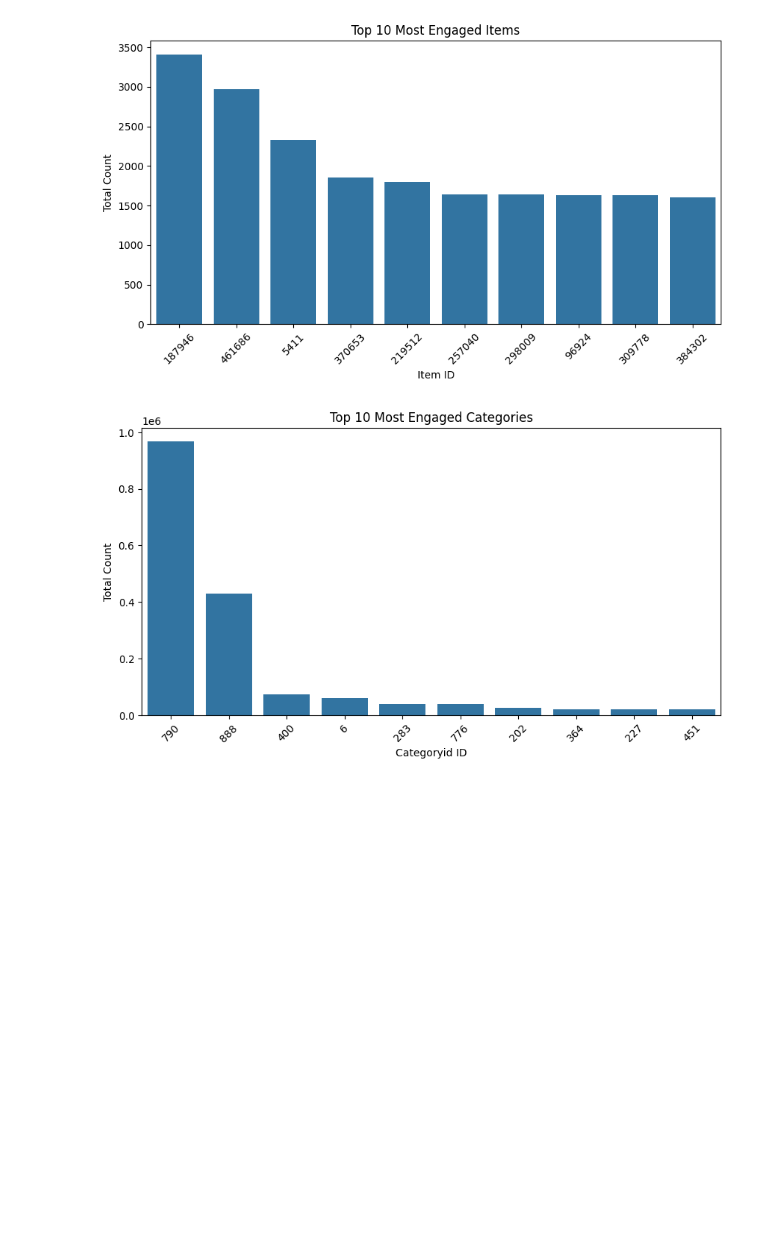
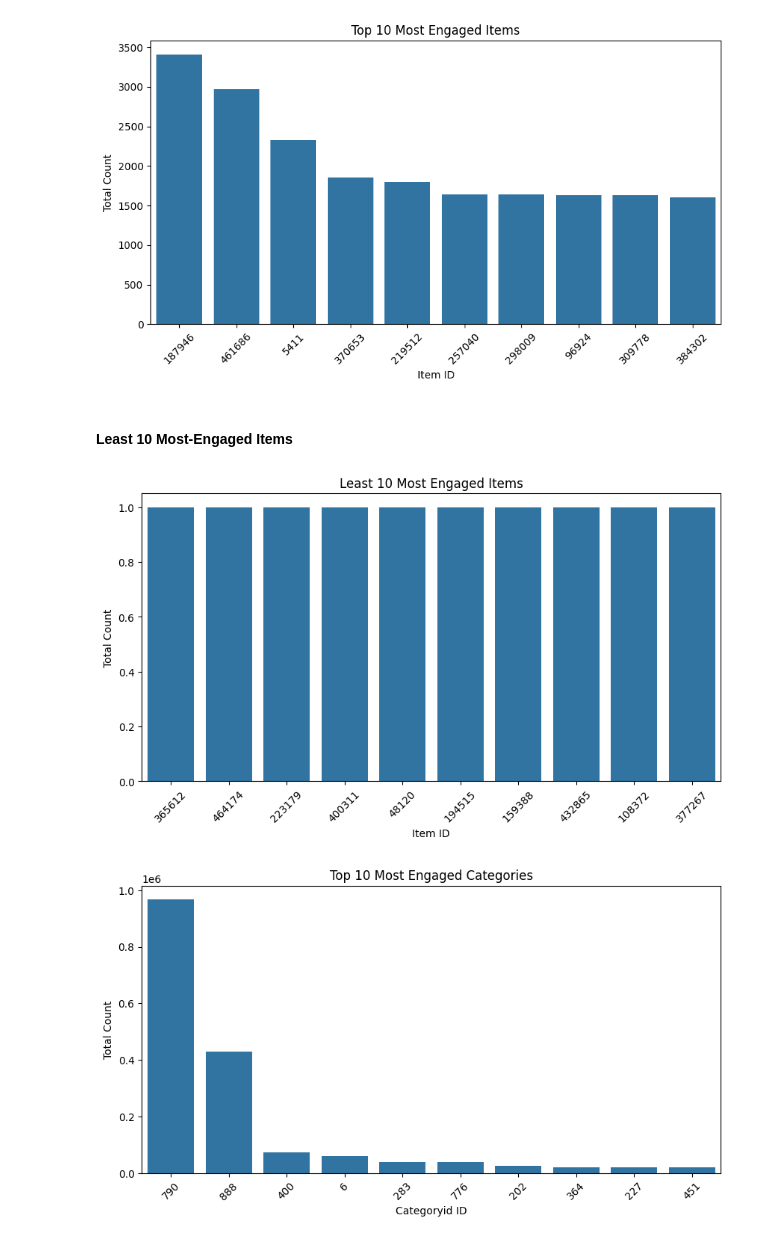
Before and after one commit to adubrightkwartengsnr/Recommendation-System-For-E-commerce, a Jupyter notebook: notebooks/recommendation_system.ipynb, the cells around one changed output. Drawn from its saved outputs; the diff is of its cells as text; code cells hidden in the pictures; blank space fills up the shorter version.

```diff
--- a/notebooks/recommendation_system.ipynb
+++ b/notebooks/recommendation_system.ipynb
@@ -803,6 +803,22 @@ plt.xticks(rotation=45)
 plt.show()
 # %% [output]
 [figure]
+# %% [markdown]
+#### Least 10 Most-Engaged Items
+# %%
+# Get the top 10 most engaged items
+top_items = final_df["itemid"].value_counts().nsmallest(10)
+top_items = top_items.sort_values(ascending=False)  # order ids in descending order
+
+plt.figure(figsize=(10, 5))
+sns.barplot(x=top_items.index.astype(str), y=top_items.values)  # Convert IDs to string
+plt.title("Least 10 Most Engaged Items")
+plt.xlabel("Item ID")
+plt.ylabel("Total Count")
+plt.xticks(rotation=45)
+plt.show()
+# %% [output]
+[figure, added]
 # %%
 # Get the top 10 most engaged categories
 top_items = final_df["categoryid"].value_counts().nlargest(10)
```
Also changed, not shown: parts of 18 cells of this notebook.
